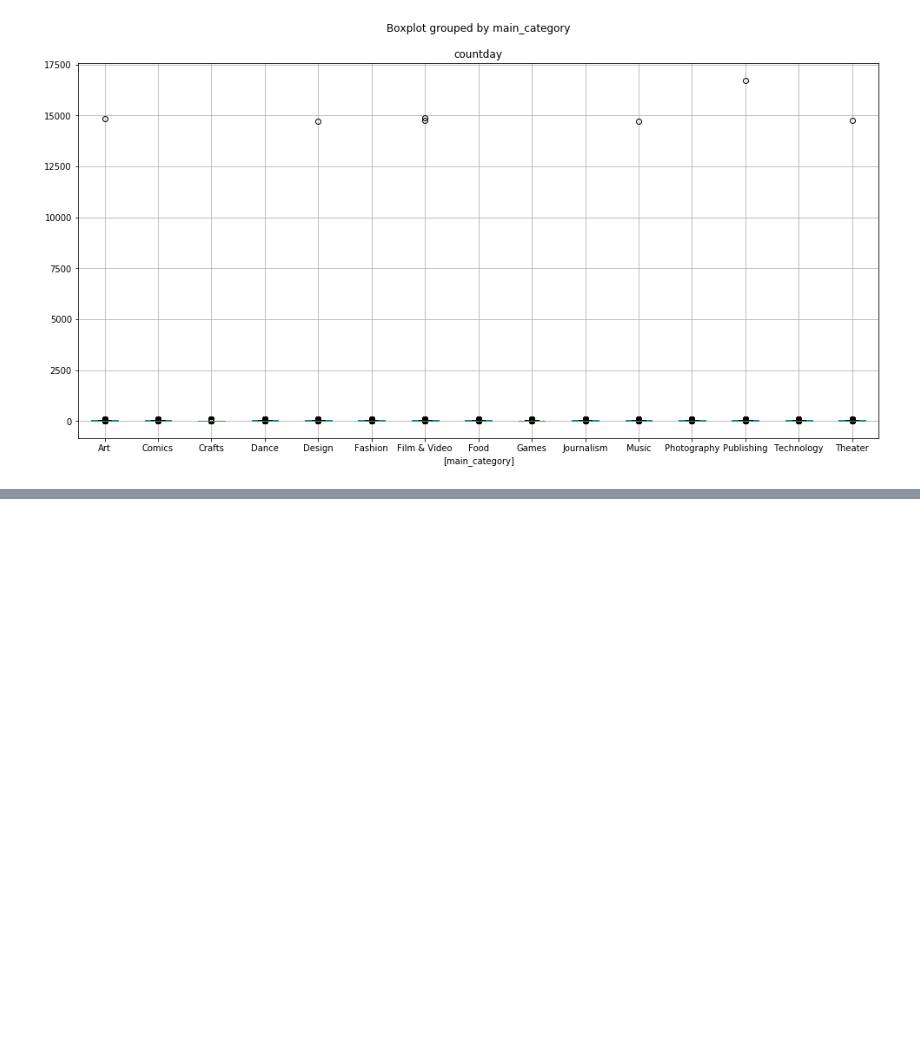
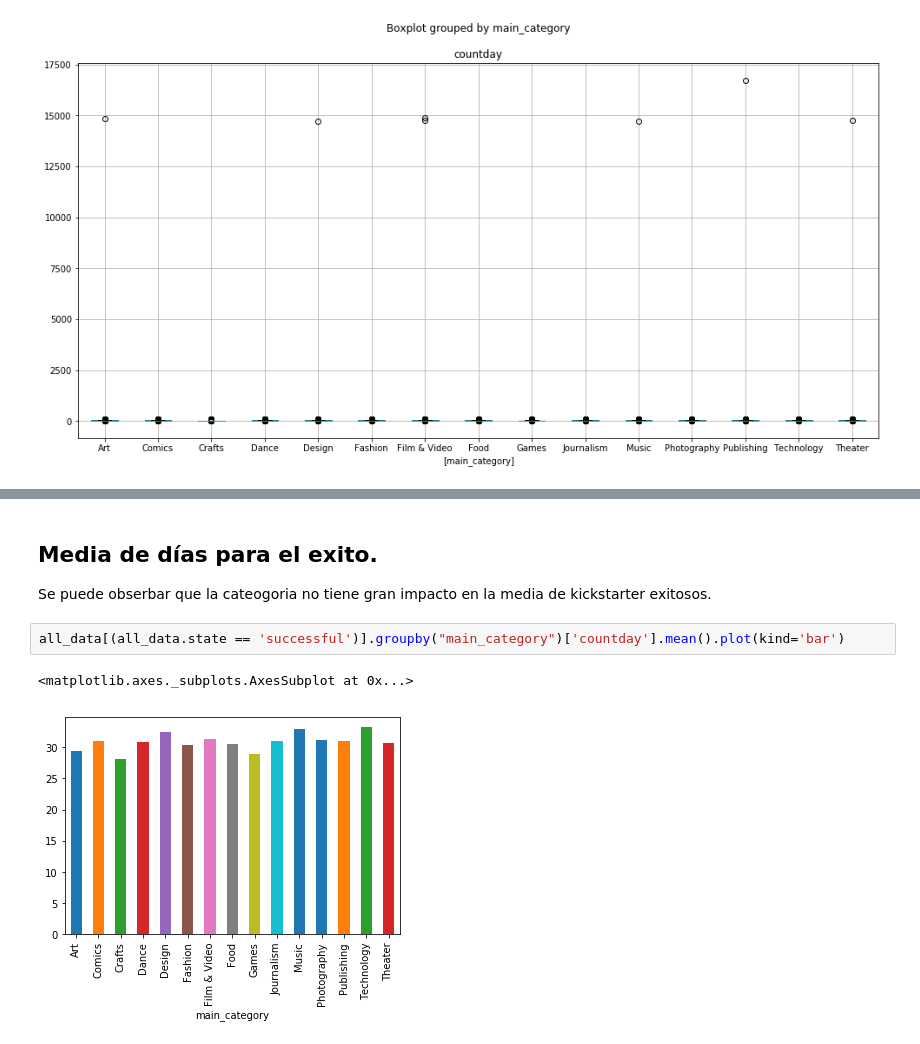
Before and after one commit to fedehenzenn/ml-grupohpz, a Jupyter notebook: tp1_exploration.ipynb, the cells around one changed output, grey strips where cells are left out. Drawn from its saved outputs; the diff is of its cells as text; blank space fills up the shorter version.

```diff
--- a/tp1_exploration.ipynb
+++ b/tp1_exploration.ipynb
@@ -167,0 +169,8 @@ plt.show
+# %% [markdown]
+## Media de días para el exito.
+Se puede obserbar que la cateogoria no tiene gran impacto en la media de kickstarter exitosos.
+# %%
+all_data[(all_data.state == 'successful')].groupby("main_category")['countday'].mean().plot(kind='bar')
+# %% [output]
+<matplotlib.axes._subplots.AxesSubplot at 0x...>
+[figure, added]
```
Also changed, not shown: parts of 3 cells of this notebook.
